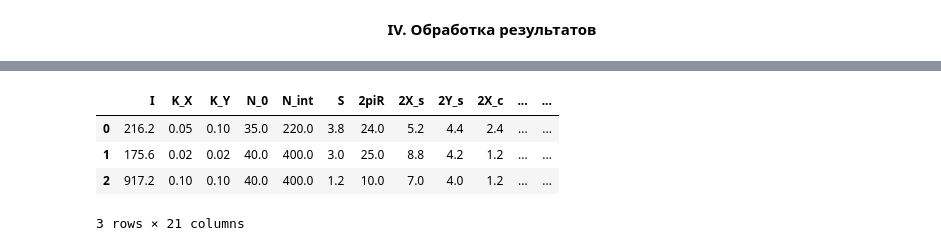
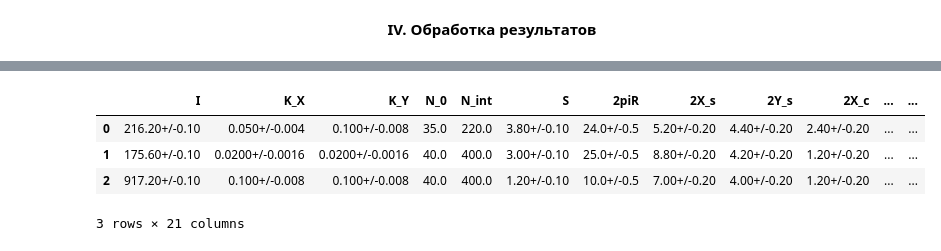
Before and after one commit to MichaelShulga/labs-mipt, a Jupyter notebook: 3.4.5/main.ipynb, the cells around one changed output, grey strips where cells are left out. Drawn from its saved outputs; the diff is of its cells as text; code cells hidden in the pictures.

```diff
--- a/3.4.5/main.ipynb
+++ b/3.4.5/main.ipynb
@@ -41,6 +41,12 @@ df.loc[0] = [216.2, 0.05, 0.1, 35, 220, 3.8, 24]
 df.loc[1] = [175.6, 0.02, 0.02, 40, 400, 3.0, 25]
 df.loc[2] = [917.2, 0.1, 0.1, 40, 400, 1.2, 10]
 
+df["I"] = uarray(df["I"], 0.1)
+df["K_X"] = uarray(df["K_X"], df["K_X"] * 0.08)
+df["K_Y"] = uarray(df["K_Y"], df["K_Y"] * 0.08)
+df["S"] = uarray(df["S"], 0.1)
+df["2piR"] = uarray(df["2piR"], 0.5)
+
 df
 # %% [output]
 |  | I | K_X | K_Y | N_0 | N_int | S | 2piR |
@@ -54,16 +60,16 @@ df
   <img src="images/img3.jpg" width="475" />
 </p>
 # %%
-df["2X_s"] = 2 * np.array([2.6, 4.4, 3.5])
-df["2Y_s"] = 2 * np.array([2.2, 2.1, 2.0])
-df["2X_c"] = 2 * np.array([1.2, 0.6, 0.6])
-df["2Y_r"] = 2 * np.array([2.1, 0.9, 0.9])
+df["2X_s"] = 2 * uarray([2.6, 4.4, 3.5], 0.1)
+df["2Y_s"] = 2 * uarray([2.2, 2.1, 2.0], 0.1)
+df["2X_c"] = 2 * uarray([1.2, 0.6, 0.6], 0.1)
+df["2Y_r"] = 2 * uarray([2.1, 0.9, 0.9], 0.1)
 # %% [markdown]
 $$
 H = \frac{I N_0}{2 \pi R}, \ I = K_X / R_0
 $$
 # %%
-R_0 = 0.3  # Ом
+R_0 = ufloat(0.3, 0.05)  # Ом
 I = df["K_X"] / R_0  # А/дел
 df["H"] = I * df["N_0"] / (df["2piR"] / 100)  # (А/м)/дел
 # %% [markdown]
@@ -71,8 +77,8 @@ $$
 B = \frac{R_и C_и}{S N_и}U_{вых}, \ U_{вых} = K_Y
 $$
 # %%
-R_int = 20  # кОм
-C_int = 20  # мкФ
+R_int = ufloat(20, 0.5)  # кОм
+C_int = ufloat(20, 0.5)  # мкФ
 df["B"] = (R_int * C_int / 1e3) / ((df["S"] / 1e4) * df["N_int"]) * df["K_X"]  # (с/м^2*В)/дел = Тл/дел
 # %%
 df
@@ -168,17 +174,17 @@ df
   <img src="images/img3.jpg" width="475" />
 </p>
 # %%
-df["dY/dX_нач"] = [3.3/6.3, 1.3/3.2, 2.7/2.6]
-df["dY/dX_max"] = [(12.5-9.2)/(9.2-8.0), (8.8-4.8)/(10.9-7.1), (4.7-2.7)/(3.8-2.6)]
+df["dY/dX_нач"] = uarray([3.3/6.3, 1.3/3.2, 2.7/2.6], 0.3)  # примерная погрешность
+df["dY/dX_max"] = uarray([(12.5-9.2)/(9.2-8.0), (8.8-4.8)/(10.9-7.1), (4.7-2.7)/(3.8-2.6)], 0.2)  # примерная погрешность
 
 mu0 = 1.25663706212e-6  # Гн/м
 df["mu_нач"] = df["dY/dX_нач"] * df["B"] / df["H"] / mu0  # безразмерная величина
 df["mu_max"] = df["dY/dX_max"] * df["B"] / df["H"] / mu0  # безразмерная величина
 
 df
 # %% [output]
 |  | I | K_X | K_Y | N_0 | N_int | S | 2piR | 2X_s | 2Y_s | 2X_c | ... | ... |
-| 0 | 216.2 | 0.05 | 0.10 | 35.0 | 220.0 | 3.8 | 24.0 | 5.2 | 4.4 | 2.4 | ... | ... |
-| 1 | 175.6 | 0.02 | 0.02 | 40.0 | 400.0 | 3.0 | 25.0 | 8.8 | 4.2 | 1.2 | ... | ... |
-| 2 | 917.2 | 0.10 | 0.10 | 40.0 | 400.0 | 1.2 | 10.0 | 7.0 | 4.0 | 1.2 | ... | ... |
+| 0 | 216.20+/-0.10 | 0.050+/-0.004 | 0.100+/-0.008 | 35.0 | 220.0 | 3.80+/-0.10 | 24.0+/-0.5 | 5.20+/-0.20 | 4.40+/-0.20 | 2.40+/-0.20 | ... | ... |
+| 1 | 175.60+/-0.10 | 0.0200+/-0.0016 | 0.0200+/-0.0016 | 40.0 | 400.0 | 3.00+/-0.10 | 25.0+/-0.5 | 8.80+/-0.20 | 4.20+/-0.20 | 1.20+/-0.20 | ... | ... |
+| 2 | 917.20+/-0.10 | 0.100+/-0.008 | 0.100+/-0.008 | 40.0 | 400.0 | 1.20+/-0.10 | 10.0+/-0.5 | 7.00+/-0.20 | 4.00+/-0.20 | 1.20+/-0.20 | ... | ... |
 3 rows × 21 columns
```
Also changed, not shown: parts of 12 cells of this notebook.
